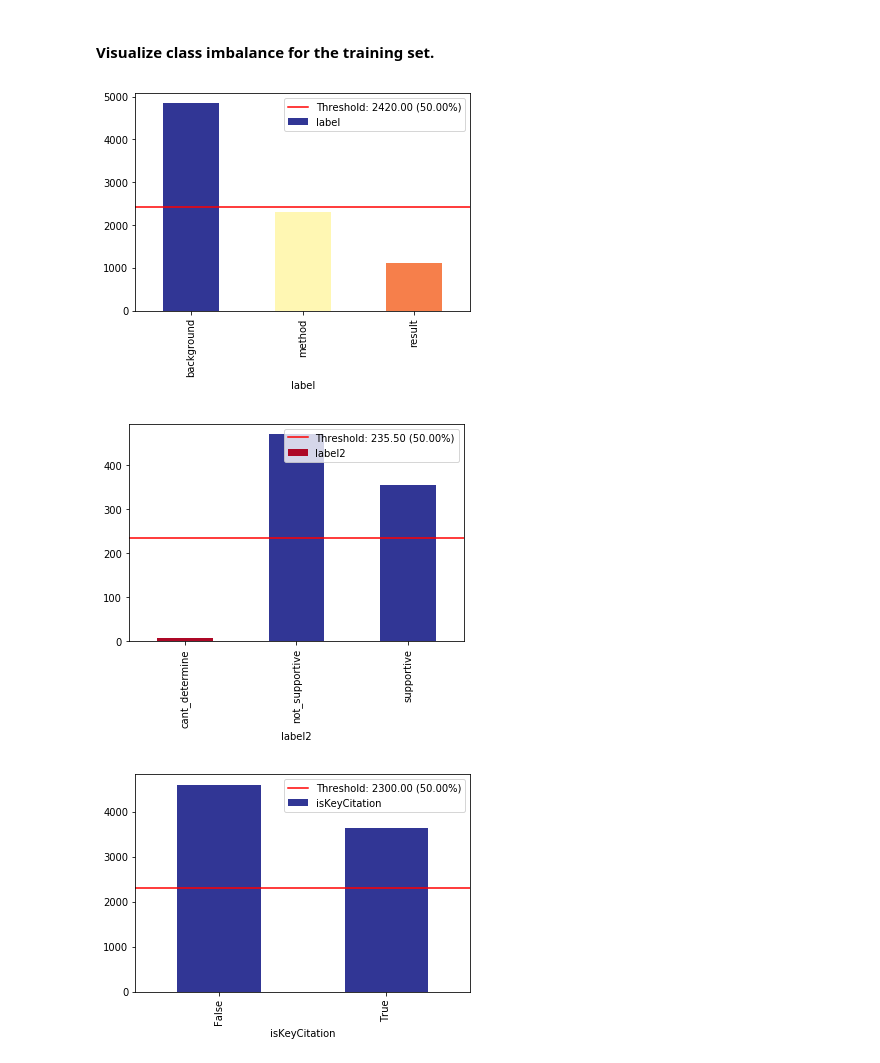
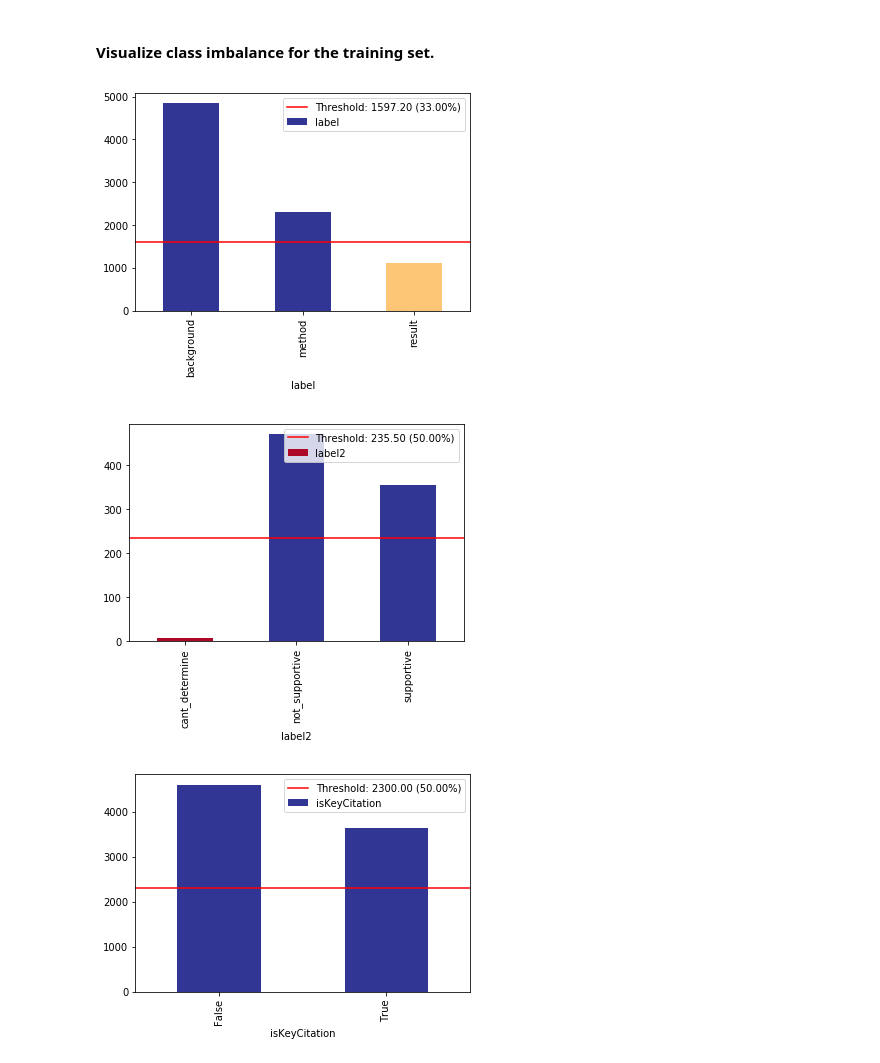
Before and after one commit to StoyanVenDimitrov/cl_team_lab, a Jupyter notebook: notebooks/data_analysis.ipynb, the cells around one changed output. Drawn from its saved outputs; the diff is of its cells as text; code cells hidden in the pictures.

```diff
--- a/notebooks/data_analysis.ipynb
+++ b/notebooks/data_analysis.ipynb
@@ -53,11 +71,11 @@ df_train.head()
 # %% [markdown]
 #### Visualize class imbalance for the training set.
 # %%
-ims = xai.imbalance_plot(df_train, "label", categorical_cols=["label"])
+ims = xai.imbalance_plot(df_train, "label", categorical_cols=["label"], threshold=0.33)
 ims = xai.imbalance_plot(df_train, "label2", categorical_cols=["label2"])
 ims = xai.imbalance_plot(df_train, "isKeyCitation", categorical_cols=["isKeyCitation"])
 # %% [output]
-[figure, old version]
+[figure, new version]
 [figure]
 [figure]
 [interactive output not drawn]
```
Also changed, not shown: parts of 4 cells of this notebook.
